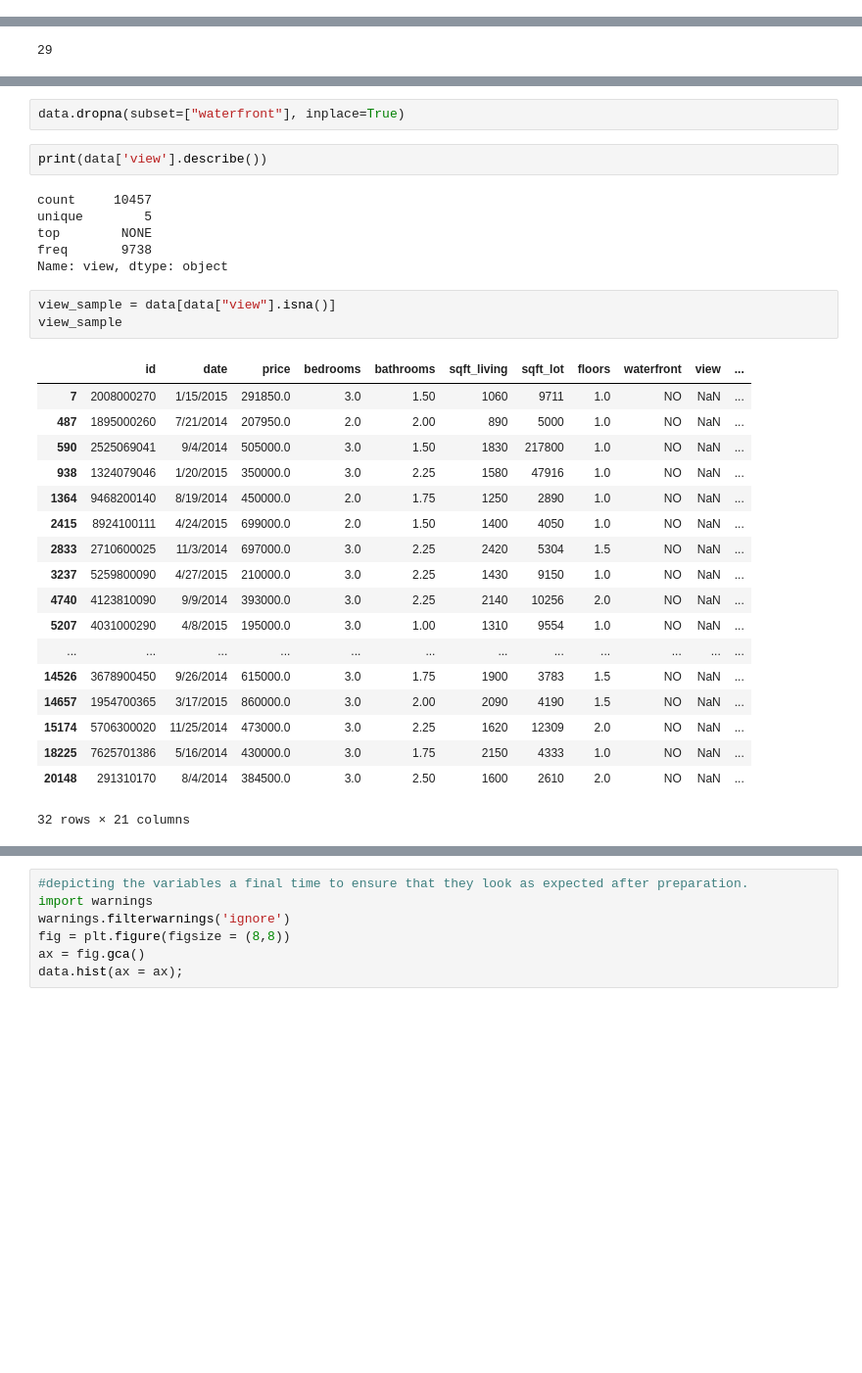
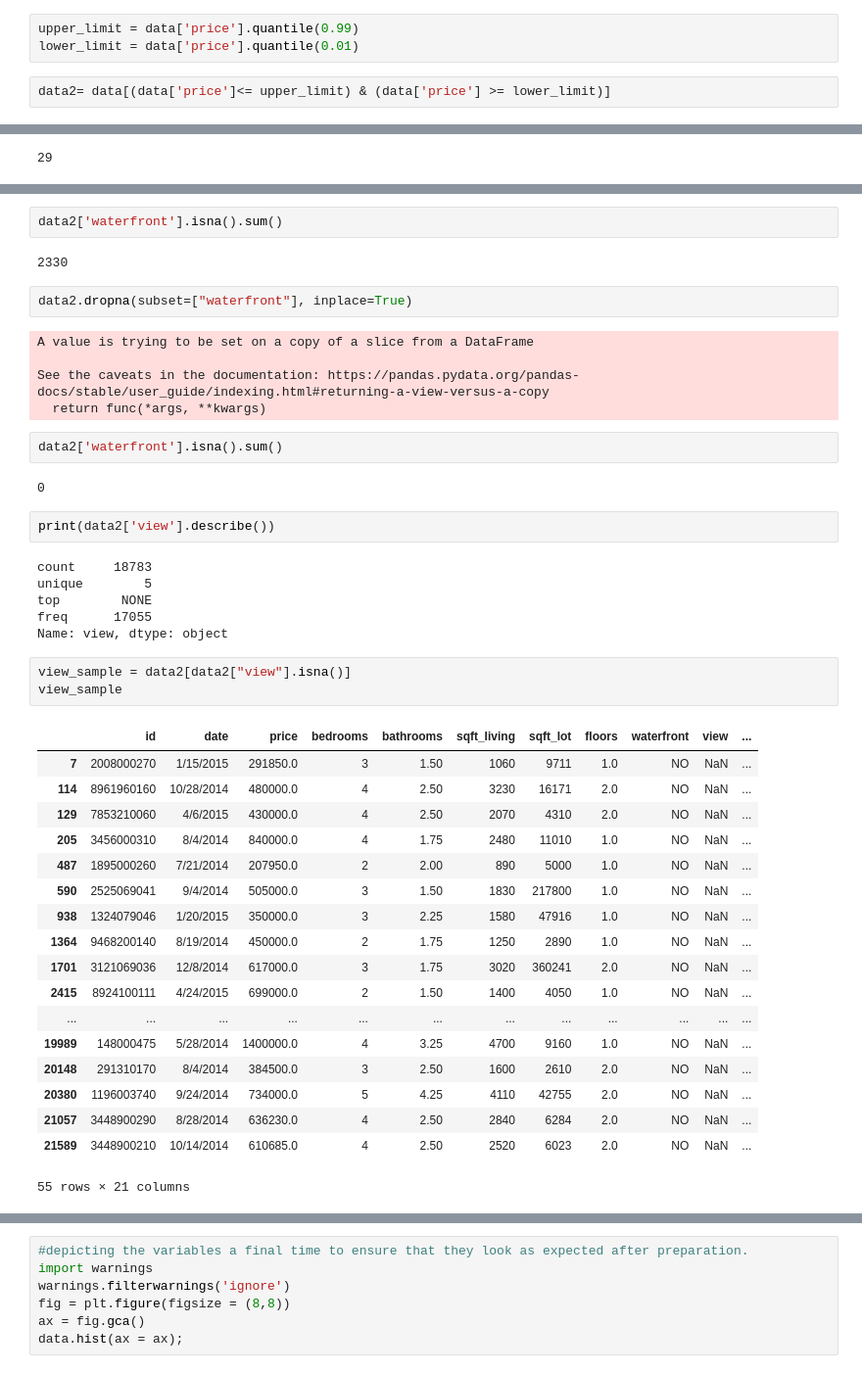
Before and after one commit to RachaelBryant/Phase-Two-Project-Repository, a Jupyter notebook: Real estate Resale Needs Analysis.ipynb, the cells around one changed output, grey strips where cells are left out. Shown at 98% size. Saved outputs shown, nothing was run; the diff lists cells and outputs as text; blank space fills up the shorter version.

```diff
--- a/Real estate Resale Needs Analysis.ipynb
+++ b/Real estate Resale Needs Analysis.ipynb
@@ -267,0 +177,5 @@ Name: bedrooms, dtype: float64
+# %%
+upper_limit = data['price'].quantile(0.99)
+lower_limit = data['price'].quantile(0.01)
+# %%
+data2= data[(data['price']<= upper_limit) & (data['price'] >= lower_limit)]
@@ -435,33 +273,46 @@ waterfront_sample
+# %%
+data2['waterfront'].isna().sum()
+# %% [output]
+2330
 # %%
-data.dropna(subset=["waterfront"], inplace=True)
+data2.dropna(subset=["waterfront"], inplace=True)
+# %% [output]
+A value is trying to be set on a copy of a slice from a DataFrame
+
+See the caveats in the documentation: https://pandas.pydata.org/pandas-docs/stable/user_guide/indexing.html#returning-a-view-versus-a-copy
+  return func(*args, **kwargs)
+# %%
+data2['waterfront'].isna().sum()
+# %% [output]
+0
 # %%
-print(data['view'].describe())
+print(data2['view'].describe())
 # %% [output]
-count     10457
+count     18783
 unique        5
 top        NONE
-freq       9738
+freq      17055
 Name: view, dtype: object
 # %%
-view_sample = data[data["view"].isna()]
+view_sample = data2[data2["view"].isna()]
 view_sample
 # %% [output]
 |  | id | date | price | bedrooms | bathrooms | sqft_living | sqft_lot | floors | waterfront | view | ... |
-| 7 | 2008000270 | 1/15/2015 | 291850.0 | 3.0 | 1.50 | 1060 | 9711 | 1.0 | NO | NaN | ... |
-| 487 | 1895000260 | 7/21/2014 | 207950.0 | 2.0 | 2.00 | 890 | 5000 | 1.0 | NO | NaN | ... |
-| 590 | 2525069041 | 9/4/2014 | 505000.0 | 3.0 | 1.50 | 1830 | 217800 | 1.0 | NO | NaN | ... |
-| 938 | 1324079046 | 1/20/2015 | 350000.0 | 3.0 | 2.25 | 1580 | 47916 | 1.0 | NO | NaN | ... |
-| 1364 | 9468200140 | 8/19/2014 | 450000.0 | 2.0 | 1.75 | 1250 | 2890 | 1.0 | NO | NaN | ... |
-| 2415 | 8924100111 | 4/24/2015 | 699000.0 | 2.0 | 1.50 | 1400 | 4050 | 1.0 | NO | NaN | ... |
-| 2833 | 2710600025 | 11/3/2014 | 697000.0 | 3.0 | 2.25 | 2420 | 5304 | 1.5 | NO | NaN | ... |
-| 3237 | 5259800090 | 4/27/2015 | 210000.0 | 3.0 | 2.25 | 1430 | 9150 | 1.0 | NO | NaN | ... |
-| 4740 | 4123810090 | 9/9/2014 | 393000.0 | 3.0 | 2.25 | 2140 | 10256 | 2.0 | NO | NaN | ... |
-| 5207 | 4031000290 | 4/8/2015 | 195000.0 | 3.0 | 1.00 | 1310 | 9554 | 1.0 | NO | NaN | ... |
+| 7 | 2008000270 | 1/15/2015 | 291850.0 | 3 | 1.50 | 1060 | 9711 | 1.0 | NO | NaN | ... |
+| 114 | 8961960160 | 10/28/2014 | 480000.0 | 4 | 2.50 | 3230 | 16171 | 2.0 | NO | NaN | ... |
+| 129 | 7853210060 | 4/6/2015 | 430000.0 | 4 | 2.50 | 2070 | 4310 | 2.0 | NO | NaN | ... |
+| 205 | 3456000310 | 8/4/2014 | 840000.0 | 4 | 1.75 | 2480 | 11010 | 1.0 | NO | NaN | ... |
+| 487 | 1895000260 | 7/21/2014 | 207950.0 | 2 | 2.00 | 890 | 5000 | 1.0 | NO | NaN | ... |
+| 590 | 2525069041 | 9/4/2014 | 505000.0 | 3 | 1.50 | 1830 | 217800 | 1.0 | NO | NaN | ... |
+| 938 | 1324079046 | 1/20/2015 | 350000.0 | 3 | 2.25 | 1580 | 47916 | 1.0 | NO | NaN | ... |
+| 1364 | 9468200140 | 8/19/2014 | 450000.0 | 2 | 1.75 | 1250 | 2890 | 1.0 | NO | NaN | ... |
+| 1701 | 3121069036 | 12/8/2014 | 617000.0 | 3 | 1.75 | 3020 | 360241 | 2.0 | NO | NaN | ... |
+| 2415 | 8924100111 | 4/24/2015 | 699000.0 | 2 | 1.50 | 1400 | 4050 | 1.0 | NO | NaN | ... |
 | ... | ... | ... | ... | ... | ... | ... | ... | ... | ... | ... | ... |
-| 14526 | 3678900450 | 9/26/2014 | 615000.0 | 3.0 | 1.75 | 1900 | 3783 | 1.5 | NO | NaN | ... |
-| 14657 | 1954700365 | 3/17/2015 | 860000.0 | 3.0 | 2.00 | 2090 | 4190 | 1.5 | NO | NaN | ... |
-| 15174 | 5706300020 | 11/25/2014 | 473000.0 | 3.0 | 2.25 | 1620 | 12309 | 2.0 | NO | NaN | ... |
-| 18225 | 7625701386 | 5/16/2014 | 430000.0 | 3.0 | 1.75 | 2150 | 4333 | 1.0 | NO | NaN | ... |
-| 20148 | 291310170 | 8/4/2014 | 384500.0 | 3.0 | 2.50 | 1600 | 2610 | 2.0 | NO | NaN | ... |
+| 19989 | 148000475 | 5/28/2014 | 1400000.0 | 4 | 3.25 | 4700 | 9160 | 1.0 | NO | NaN | ... |
+| 20148 | 291310170 | 8/4/2014 | 384500.0 | 3 | 2.50 | 1600 | 2610 | 2.0 | NO | NaN | ... |
+| 20380 | 1196003740 | 9/24/2014 | 734000.0 | 5 | 4.25 | 4110 | 42755 | 2.0 | NO | NaN | ... |
+| 21057 | 3448900290 | 8/28/2014 | 636230.0 | 4 | 2.50 | 2840 | 6284 | 2.0 | NO | NaN | ... |
+| 21589 | 3448900210 | 10/14/2014 | 610685.0 | 4 | 2.50 | 2520 | 6023 | 2.0 | NO | NaN | ... |
-32 rows × 21 columns
+55 rows × 21 columns
 # %%
```
Also changed, not shown: parts of 120 cells of this notebook.
